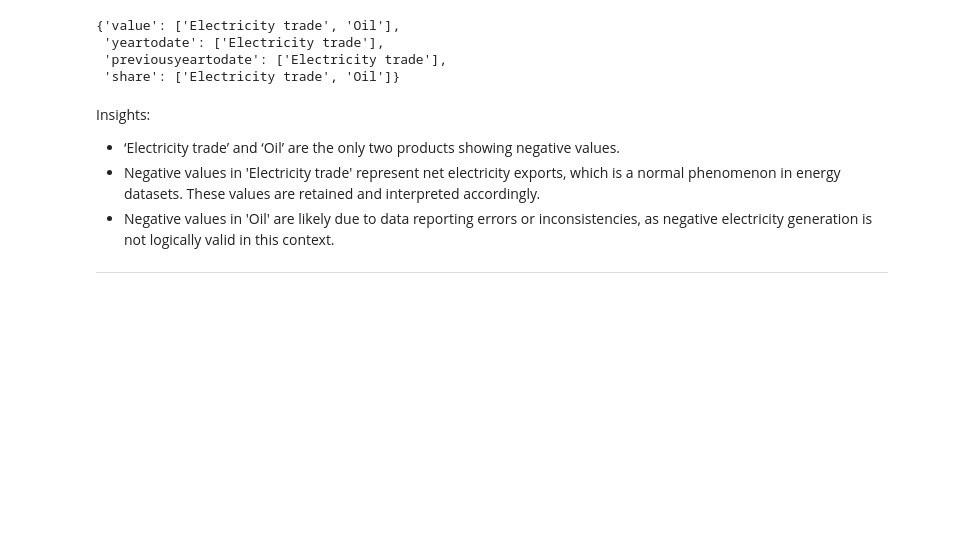
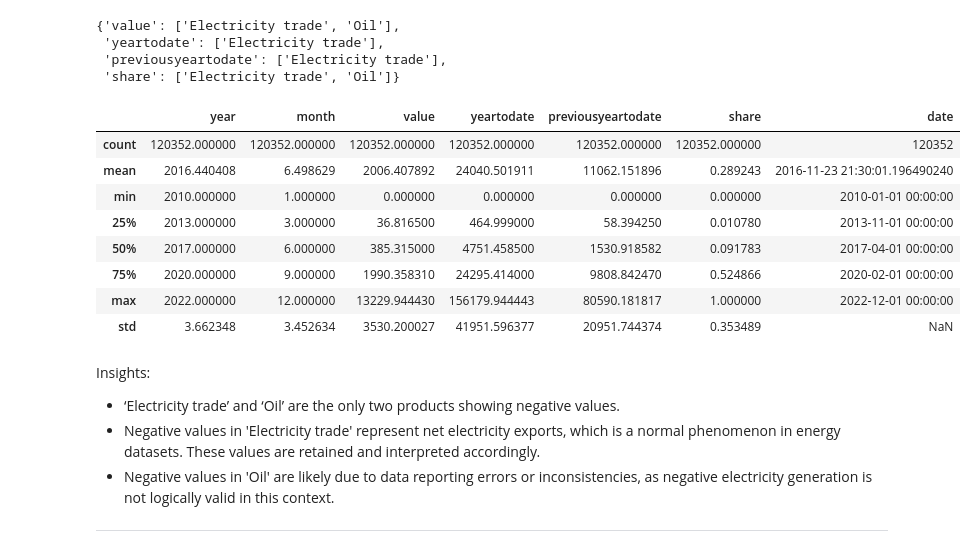
Before and after one commit to payal-kanani/electricity-generation-europe-2010-2022, a Jupyter notebook: jupyter_notebooks/data_cleaning.ipynb, the cells around one changed output. Cells and saved outputs as stored; diff of their text form; code cells hidden in the pictures; blank space fills up the shorter version.

```diff
--- a/jupyter_notebooks/data_cleaning.ipynb
+++ b/jupyter_notebooks/data_cleaning.ipynb
@@ -312,6 +312,18 @@ negative_values
  'yeartodate': ['Electricity trade'],
  'previousyeartodate': ['Electricity trade'],
  'share': ['Electricity trade', 'Oil']}
+# %%
+df_europe.describe()
+# %% [output]
+|  | year | month | value | yeartodate | previousyeartodate | share | date |
+| count | 120352.000000 | 120352.000000 | 120352.000000 | 120352.000000 | 120352.000000 | 120352.000000 | 120352 |
+| mean | 2016.440408 | 6.498629 | 2006.407892 | 24040.501911 | 11062.151896 | 0.289243 | 2016-11-23 21:30:01.196490240 |
+| min | 2010.000000 | 1.000000 | 0.000000 | 0.000000 | 0.000000 | 0.000000 | 2010-01-01 00:00:00 |
+| 25% | 2013.000000 | 3.000000 | 36.816500 | 464.999000 | 58.394250 | 0.010780 | 2013-11-01 00:00:00 |
+| 50% | 2017.000000 | 6.000000 | 385.315000 | 4751.458500 | 1530.918582 | 0.091783 | 2017-04-01 00:00:00 |
+| 75% | 2020.000000 | 9.000000 | 1990.358310 | 24295.414000 | 9808.842470 | 0.524866 | 2020-02-01 00:00:00 |
+| max | 2022.000000 | 12.000000 | 13229.944430 | 156179.944443 | 80590.181817 | 1.000000 | 2022-12-01 00:00:00 |
+| std | 3.662348 | 3.452634 | 3530.200027 | 41951.596377 | 20951.744374 | 0.353489 | NaN |
 # %% [markdown]
 Insights:
 * ‘Electricity trade’ and ‘Oil’ are the only two products showing negative values.
```
Also changed, not shown: 5 other files.
